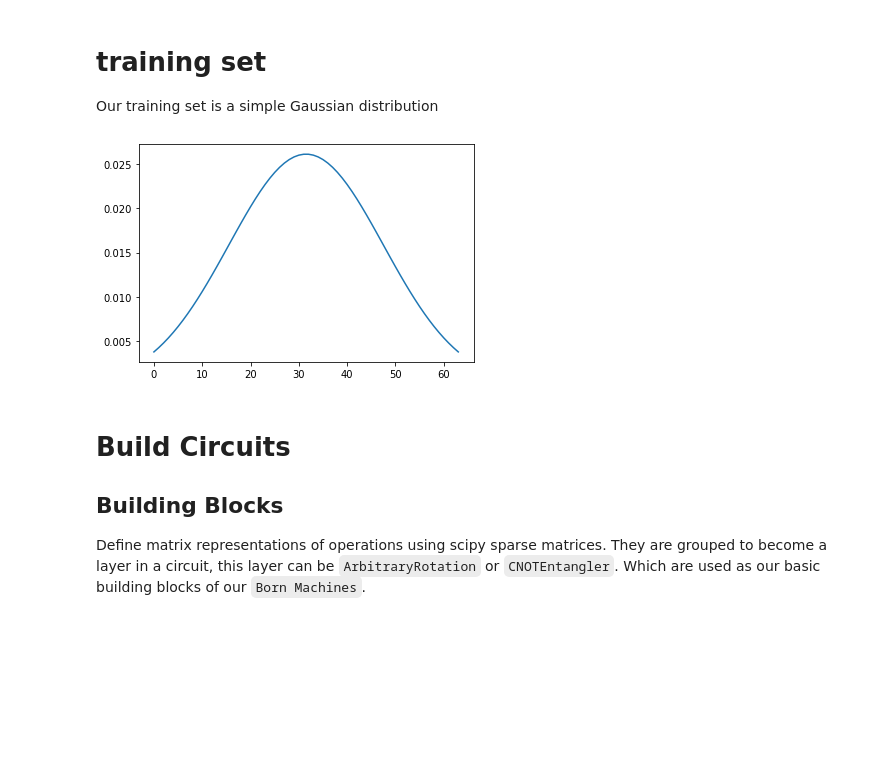
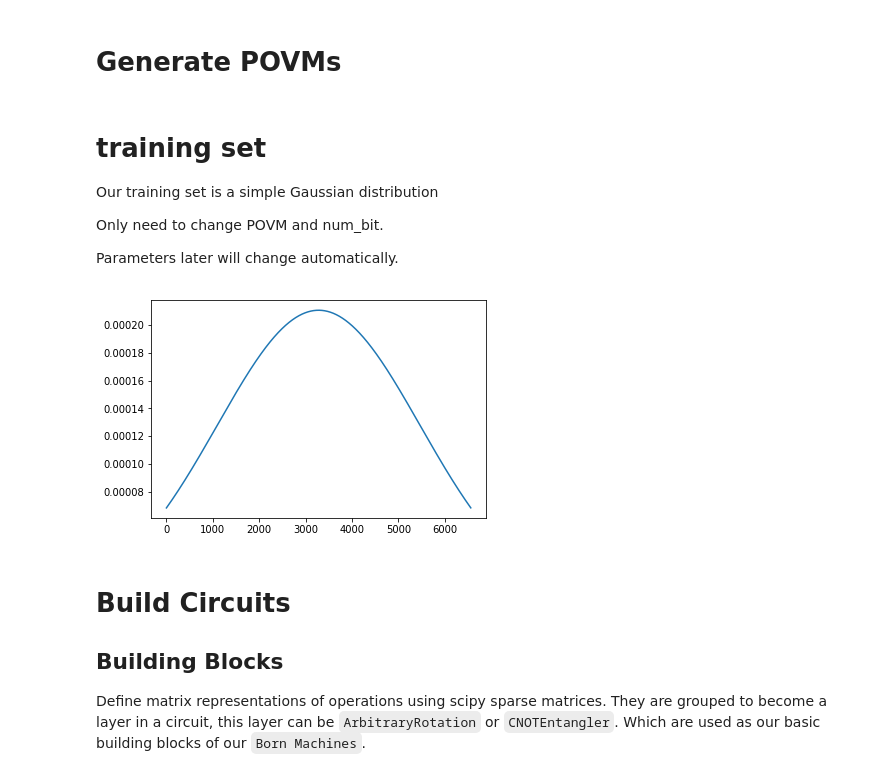
Before and after one commit to MstrRichard/BornPOVM, a Jupyter notebook: BornMachinePOVM_revised_with_multiple_M.ipynb, the cells around one changed output. Drawn from its saved outputs; the diff is of its cells as text; code cells hidden in the pictures; blank space fills up the shorter version.

```diff
--- a/BornMachinePOVM_revised_with_multiple_M.ipynb
+++ b/BornMachinePOVM_revised_with_multiple_M.ipynb
@@ -4,0 +6,2 @@ import scipy.sparse as sps
+# %% [markdown]
+# Generate POVMs
@@ -5,20 +110,32 @@ import scipy.sparse as sps
 # %% [markdown]
 # training set
 Our training set is a simple Gaussian distribution
+
+
+
+Only need to change POVM and num_bit.
+
+Parameters later will change automatically.
 # %%
+POVM = 'Trine' # select from 4Pauli, Tetra, Pauli, Pauli_rebit, Trine, Psi2
+Ms = generateM(POVM)
+Mlist = Ms[:] # make a copy
+num_M = len(Ms)
+
 def gaussian_pdf(num_bit, mu, sigma):
     '''get gaussian distribution function'''
-    x = np.arange(4**num_bit)     # changed 2 to 4
+    x = np.arange(num_M**num_bit)     # changed to num_M
     pl = 1. / np.sqrt(2 * np.pi * sigma**2) * \
         np.exp(-(x - mu)**2 / (2. * sigma**2))
     return pl/pl.sum()
 
-num_bit = 3
-pg = gaussian_pdf(num_bit, mu=2**(2*num_bit-1)-0.5, sigma=2**4)  # was 2**4
+
+num_bit = 8
+pg = gaussian_pdf(num_bit, mu=num_M**num_bit/2, sigma=num_M**(num_bit-1))
 plt.plot(pg)
 plt.show()
 # %% [output]
-[figure, old version]
+[figure, new version]
 # %% [markdown]
 # Build Circuits
 ## Building Blocks
```
Also changed, not shown: parts of 16 cells of this notebook.
